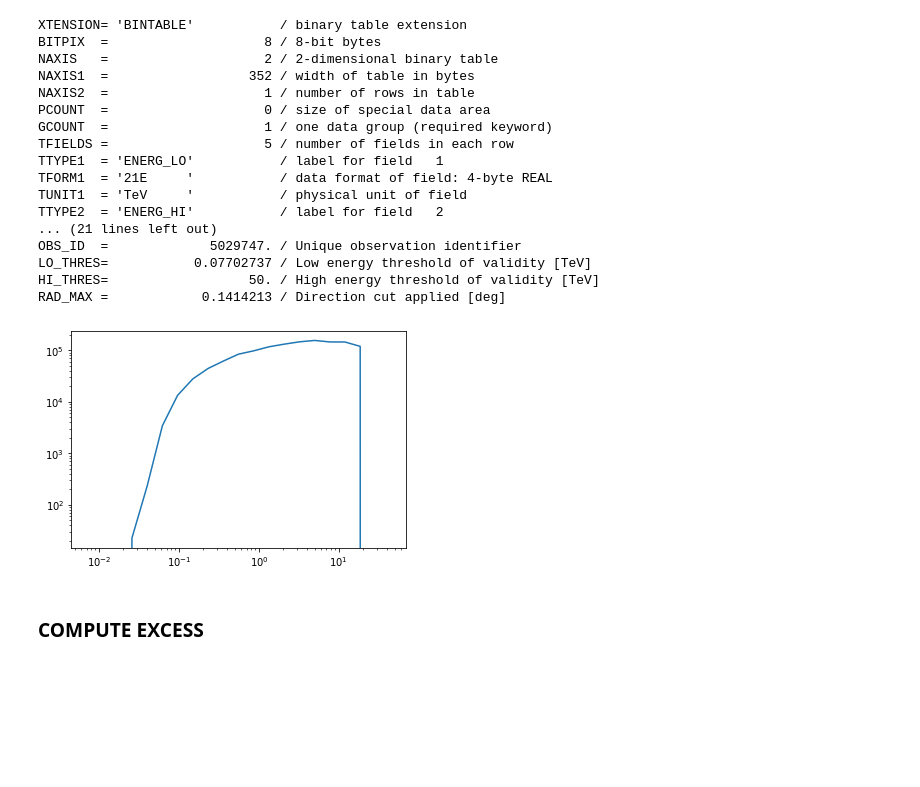
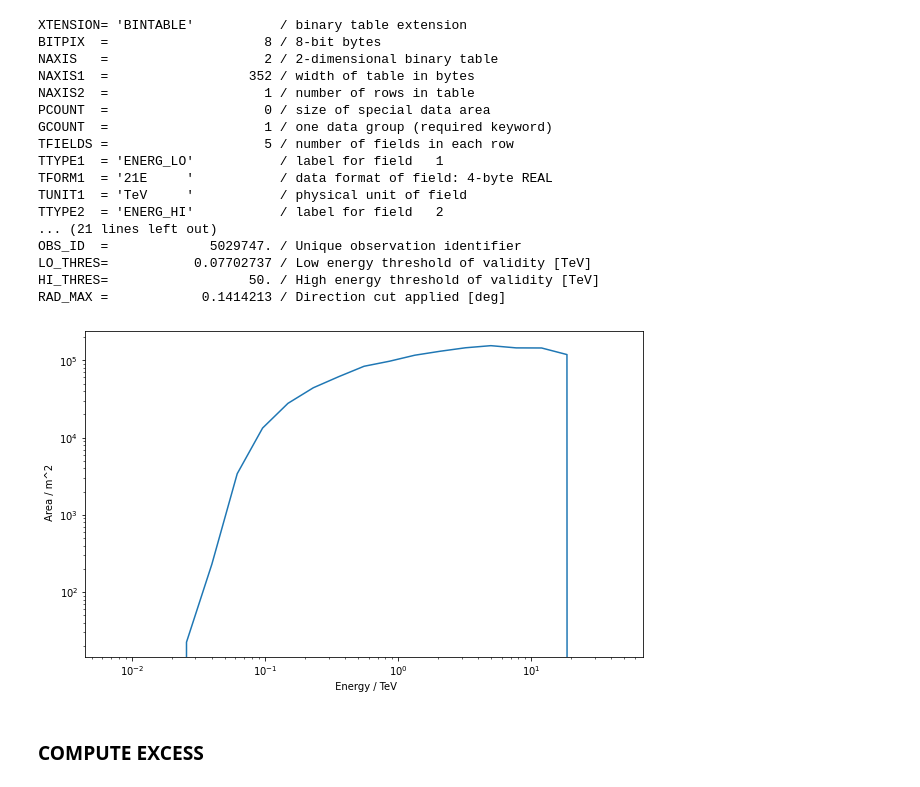
Before and after one commit to datacamp-astro/2022-arqus-bergen, a Jupyter notebook: hands_on/3_spectrum/Spectrum_no_gammapy_test.ipynb, the cells around one changed output. Saved outputs shown, nothing was run; the diff lists cells and outputs as text; code cells hidden in the pictures; blank space fills up the shorter version.

```diff
--- a/hands_on/3_spectrum/Spectrum_no_gammapy_test.ipynb
+++ b/hands_on/3_spectrum/Spectrum_no_gammapy_test.ipynb
@@ -319,11 +315,17 @@ delta_E  = (en_high - en_low) * u.TeV
 
 eff_area   = np.array( effective_area['EFFAREA'] )[0][0]
-# %%
-plt.plot(en_center,  eff_area)
-plt.xscale('log')
-plt.yscale('log')
-# %% [output]
-[figure, removed]
+# %%
+fig, ax = plt.subplots(figsize=(10,6),nrows=1, ncols=1)
+
+ax.plot(en_center,  eff_area)
+
+
+ax.set_xlabel( ' Energy / TeV')
+ax.set_ylabel( ' Area / m^2')
+ax.set_xscale('log')
+ax.set_yscale('log')
+# %% [output]
+[figure, added]
 # %%
 # REMOVE BIN WITH EFF AREA = 0
 cond = eff_area >0
```
Also changed, not shown: parts of 6 cells of this notebook.
